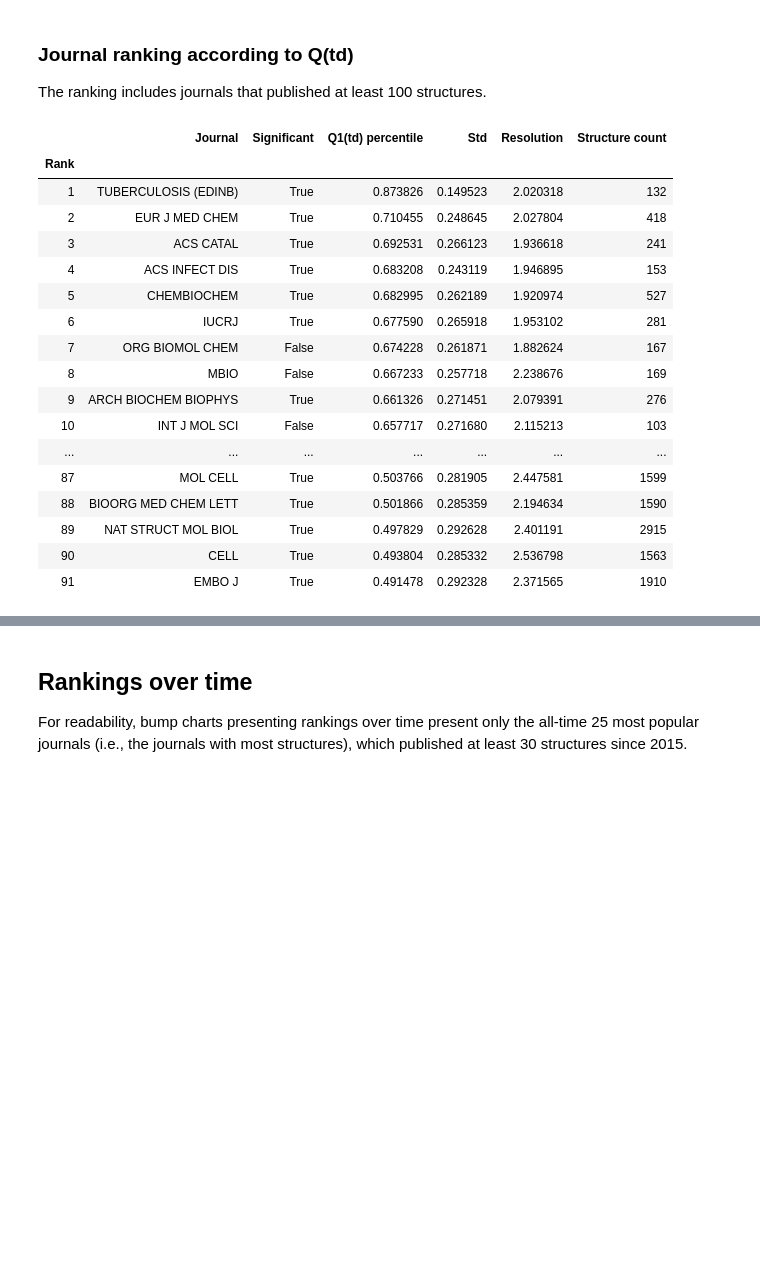
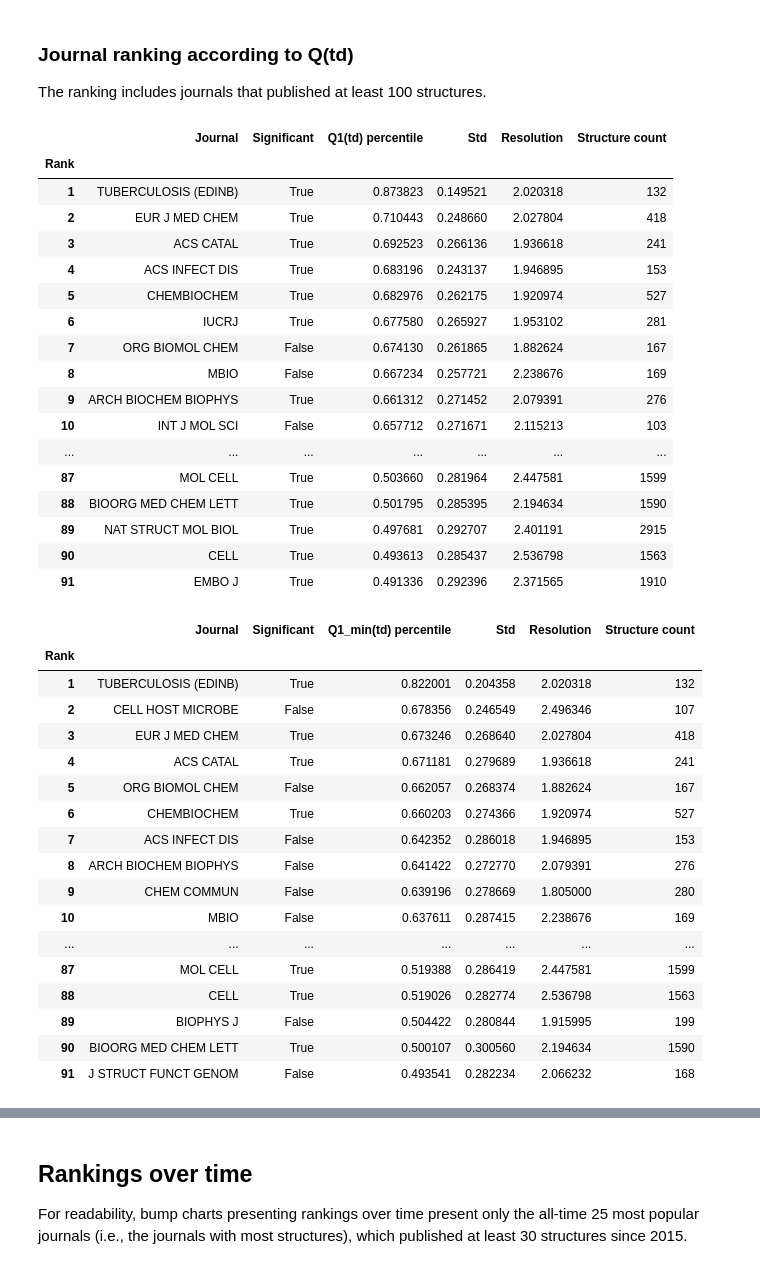
Before and after one commit to dabrze/pdb_structure_quality, a Jupyter notebook: PDB analysis.ipynb, the cells around one changed output, grey strips where cells are left out. Saved outputs shown, nothing was run; the diff lists cells and outputs as text; code cells hidden in the pictures; blank space fills up the shorter version.

```diff
--- a/PDB analysis.ipynb
+++ b/PDB analysis.ipynb
@@ -301,7 +283,7 @@ mapping_df = pd.read_csv("data/journal_mapping.csv", index_col=False)
 mapping_dict = mapping_df.set_index('From')["To"].to_dict()
 
 full_quality_df = full_quality_df.replace(mapping_dict).copy()
-full_quality_df = full_quality_df.drop(["ISSN", "Journal CSD Id", "Publication year"], axis=1)
+full_quality_df = full_quality_df.drop(["Journal CSD Id", "Publication year"], axis=1)
 
 unique_journals_df = pd.DataFrame(full_quality_df.Journal.unique(), columns=["Journal"]).sort_values("Journal")
 unique_journals_df.to_csv("results/unique_journals_after.csv", index=False)
@@ -943,22 +970,41 @@ display_ranking(ranking_df, "Q1(t) percentile", venue_count_df)
 The ranking includes journals that published at least 100 structures.
 # %%
 display_ranking(ranking_df, "Q1(td) percentile", venue_count_df)
+display_ranking(ranking_df, "Q1_min(td) percentile", venue_count_df)
 # %% [output]
 |  | Journal | Significant | Q1(td) percentile | Std | Resolution | Structure count |
 | Rank |  |  |  |  |  |  |
-| 1 | TUBERCULOSIS (EDINB) | True | 0.873826 | 0.149523 | 2.020318 | 132 |
-| 2 | EUR J MED CHEM | True | 0.710455 | 0.248645 | 2.027804 | 418 |
-| 3 | ACS CATAL | True | 0.692531 | 0.266123 | 1.936618 | 241 |
-| 4 | ACS INFECT DIS | True | 0.683208 | 0.243119 | 1.946895 | 153 |
-| 5 | CHEMBIOCHEM | True | 0.682995 | 0.262189 | 1.920974 | 527 |
-| 6 | IUCRJ | True | 0.677590 | 0.265918 | 1.953102 | 281 |
-| 7 | ORG BIOMOL CHEM | False | 0.674228 | 0.261871 | 1.882624 | 167 |
-| 8 | MBIO | False | 0.667233 | 0.257718 | 2.238676 | 169 |
-| 9 | ARCH BIOCHEM BIOPHYS | True | 0.661326 | 0.271451 | 2.079391 | 276 |
-| 10 | INT J MOL SCI | False | 0.657717 | 0.271680 | 2.115213 | 103 |
+| 1 | TUBERCULOSIS (EDINB) | True | 0.873823 | 0.149521 | 2.020318 | 132 |
+| 2 | EUR J MED CHEM | True | 0.710443 | 0.248660 | 2.027804 | 418 |
+| 3 | ACS CATAL | True | 0.692523 | 0.266136 | 1.936618 | 241 |
+| 4 | ACS INFECT DIS | True | 0.683196 | 0.243137 | 1.946895 | 153 |
+| 5 | CHEMBIOCHEM | True | 0.682976 | 0.262175 | 1.920974 | 527 |
+| 6 | IUCRJ | True | 0.677580 | 0.265927 | 1.953102 | 281 |
+| 7 | ORG BIOMOL CHEM | False | 0.674130 | 0.261865 | 1.882624 | 167 |
+| 8 | MBIO | False | 0.667234 | 0.257721 | 2.238676 | 169 |
+| 9 | ARCH BIOCHEM BIOPHYS | True | 0.661312 | 0.271452 | 2.079391 | 276 |
+| 10 | INT J MOL SCI | False | 0.657712 | 0.271671 | 2.115213 | 103 |
 | ... | ... | ... | ... | ... | ... | ... |
-| 87 | MOL CELL | True | 0.503766 | 0.281905 | 2.447581 | 1599 |
-| 88 | BIOORG MED CHEM LETT | True | 0.501866 | 0.285359 | 2.194634 | 1590 |
-| 89 | NAT STRUCT MOL BIOL | True | 0.497829 | 0.292628 | 2.401191 | 2915 |
-| 90 | CELL | True | 0.493804 | 0.285332 | 2.536798 | 1563 |
-| 91 | EMBO J | True | 0.491478 | 0.292328 | 2.371565 | 1910 |
+| 87 | MOL CELL | True | 0.503660 | 0.281964 | 2.447581 | 1599 |
+| 88 | BIOORG MED CHEM LETT | True | 0.501795 | 0.285395 | 2.194634 | 1590 |
+| 89 | NAT STRUCT MOL BIOL | True | 0.497681 | 0.292707 | 2.401191 | 2915 |
+| 90 | CELL | True | 0.493613 | 0.285437 | 2.536798 | 1563 |
+| 91 | EMBO J | True | 0.491336 | 0.292396 | 2.371565 | 1910 |
+|  | Journal | Significant | Q1_min(td) percentile | Std | Resolution | Structure count |
+| Rank |  |  |  |  |  |  |
+| 1 | TUBERCULOSIS (EDINB) | True | 0.822001 | 0.204358 | 2.020318 | 132 |
+| 2 | CELL HOST MICROBE | False | 0.678356 | 0.246549 | 2.496346 | 107 |
+| 3 | EUR J MED CHEM | True | 0.673246 | 0.268640 | 2.027804 | 418 |
+| 4 | ACS CATAL | True | 0.671181 | 0.279689 | 1.936618 | 241 |
+| 5 | ORG BIOMOL CHEM | False | 0.662057 | 0.268374 | 1.882624 | 167 |
+| 6 | CHEMBIOCHEM | True | 0.660203 | 0.274366 | 1.920974 | 527 |
+| 7 | ACS INFECT DIS | False | 0.642352 | 0.286018 | 1.946895 | 153 |
+| 8 | ARCH BIOCHEM BIOPHYS | False | 0.641422 | 0.272770 | 2.079391 | 276 |
+| 9 | CHEM COMMUN | False | 0.639196 | 0.278669 | 1.805000 | 280 |
+| 10 | MBIO | False | 0.637611 | 0.287415 | 2.238676 | 169 |
+| ... | ... | ... | ... | ... | ... | ... |
+| 87 | MOL CELL | True | 0.519388 | 0.286419 | 2.447581 | 1599 |
+| 88 | CELL | True | 0.519026 | 0.282774 | 2.536798 | 1563 |
+| 89 | BIOPHYS J | False | 0.504422 | 0.280844 | 1.915995 | 199 |
+| 90 | BIOORG MED CHEM LETT | True | 0.500107 | 0.300560 | 2.194634 | 1590 |
+| 91 | J STRUCT FUNCT GENOM | False | 0.493541 | 0.282234 | 2.066232 | 168 |
```
Also changed, not shown: parts of 35 cells of this notebook, 33 other files.
